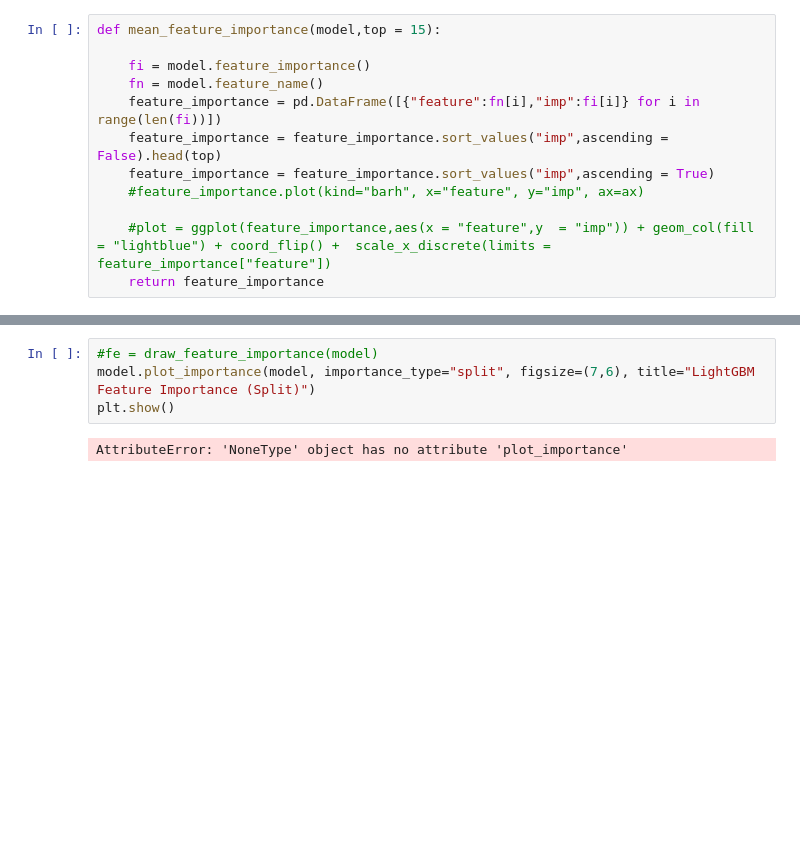
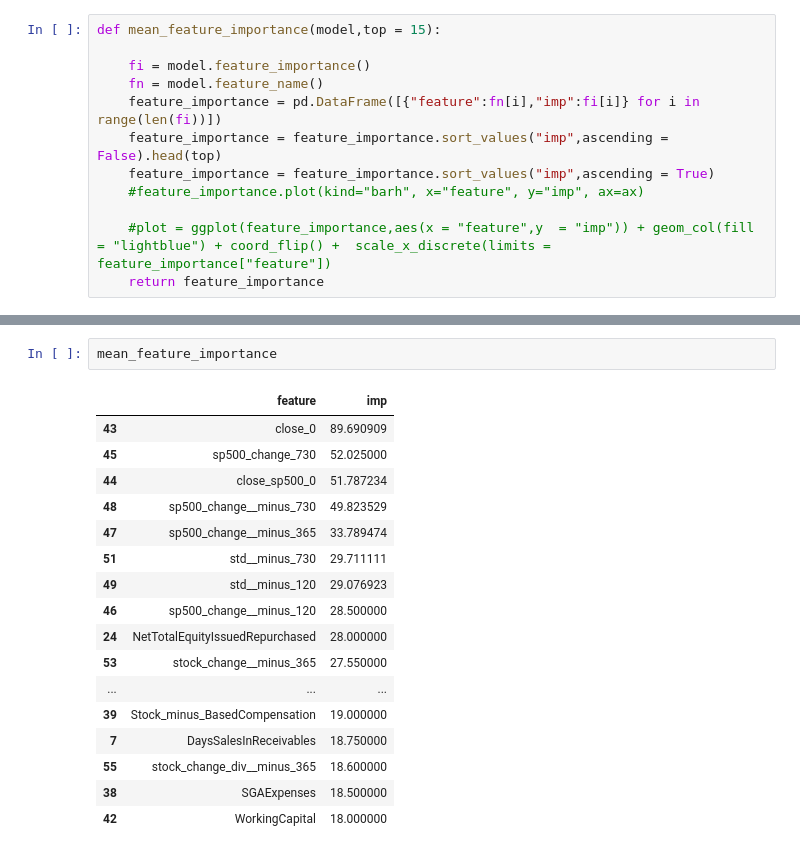
Before and after one commit to raqueel-ff/zrive-ds, a Jupyter notebook: src/module_5/module5.ipynb, the cells around one changed output, grey strips where cells are left out. Drawn from its saved outputs; the diff is of its cells as text; blank space fills up the shorter version.

```diff
--- a/src/module_5/module5.ipynb
+++ b/src/module_5/module5.ipynb
@@ -445,6 +425,20 @@ AttributeError: 'NoneType' object has no attribute 'feature_importance'
-# %%
-#fe = draw_feature_importance(model)
-model.plot_importance(model, importance_type="split", figsize=(7,6), title="LightGBM Feature Importance (Split)")
-plt.show()
-# %% [output]
-AttributeError: 'NoneType' object has no attribute 'plot_importance'
+# %%
+mean_feature_importance
+# %% [output]
+|  | feature | imp |
+| 43 | close_0 | 89.690909 |
+| 45 | sp500_change_730 | 52.025000 |
+| 44 | close_sp500_0 | 51.787234 |
+| 48 | sp500_change__minus_730 | 49.823529 |
+| 47 | sp500_change__minus_365 | 33.789474 |
+| 51 | std__minus_730 | 29.711111 |
+| 49 | std__minus_120 | 29.076923 |
+| 46 | sp500_change__minus_120 | 28.500000 |
+| 24 | NetTotalEquityIssuedRepurchased | 28.000000 |
+| 53 | stock_change__minus_365 | 27.550000 |
+| ... | ... | ... |
+| 39 | Stock_minus_BasedCompensation | 19.000000 |
+| 7 | DaysSalesInReceivables | 18.750000 |
+| 55 | stock_change_div__minus_365 | 18.600000 |
+| 38 | SGAExpenses | 18.500000 |
+| 42 | WorkingCapital | 18.000000 |
```
Also changed, not shown: parts of 27 cells of this notebook.
